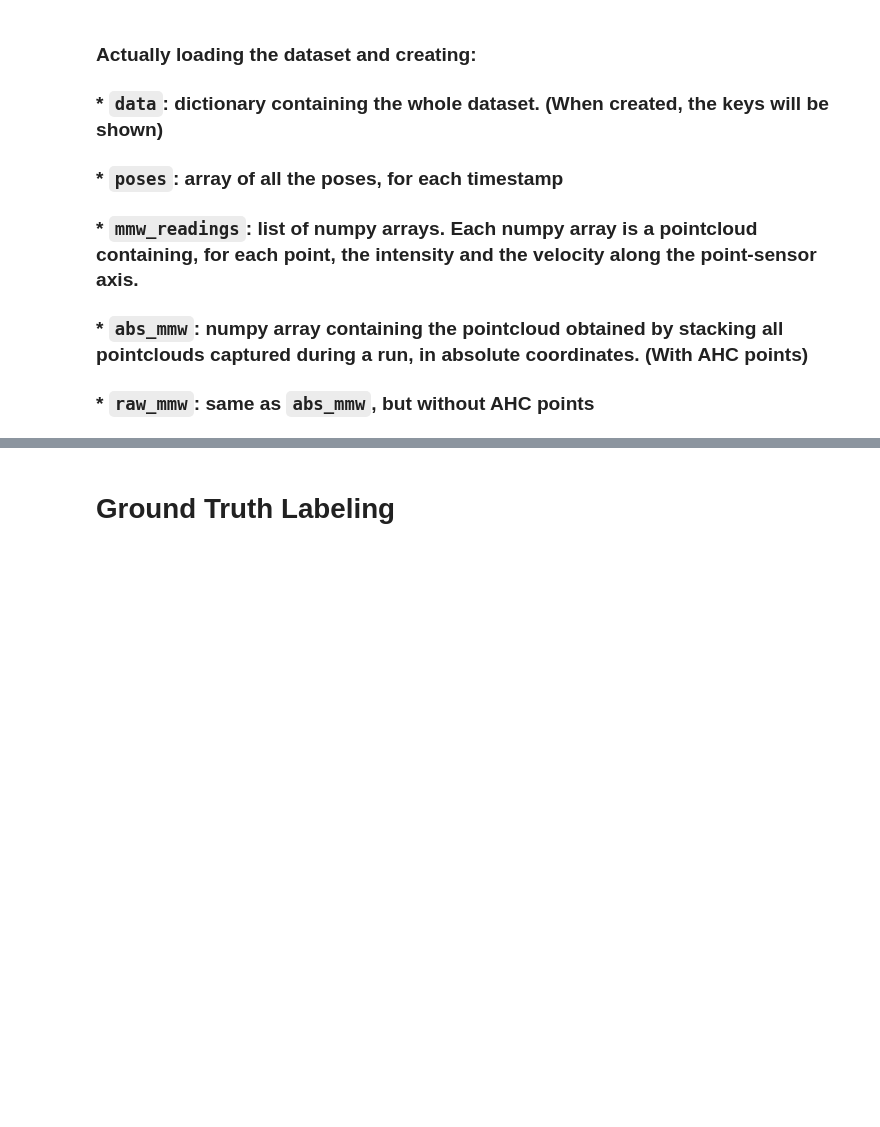
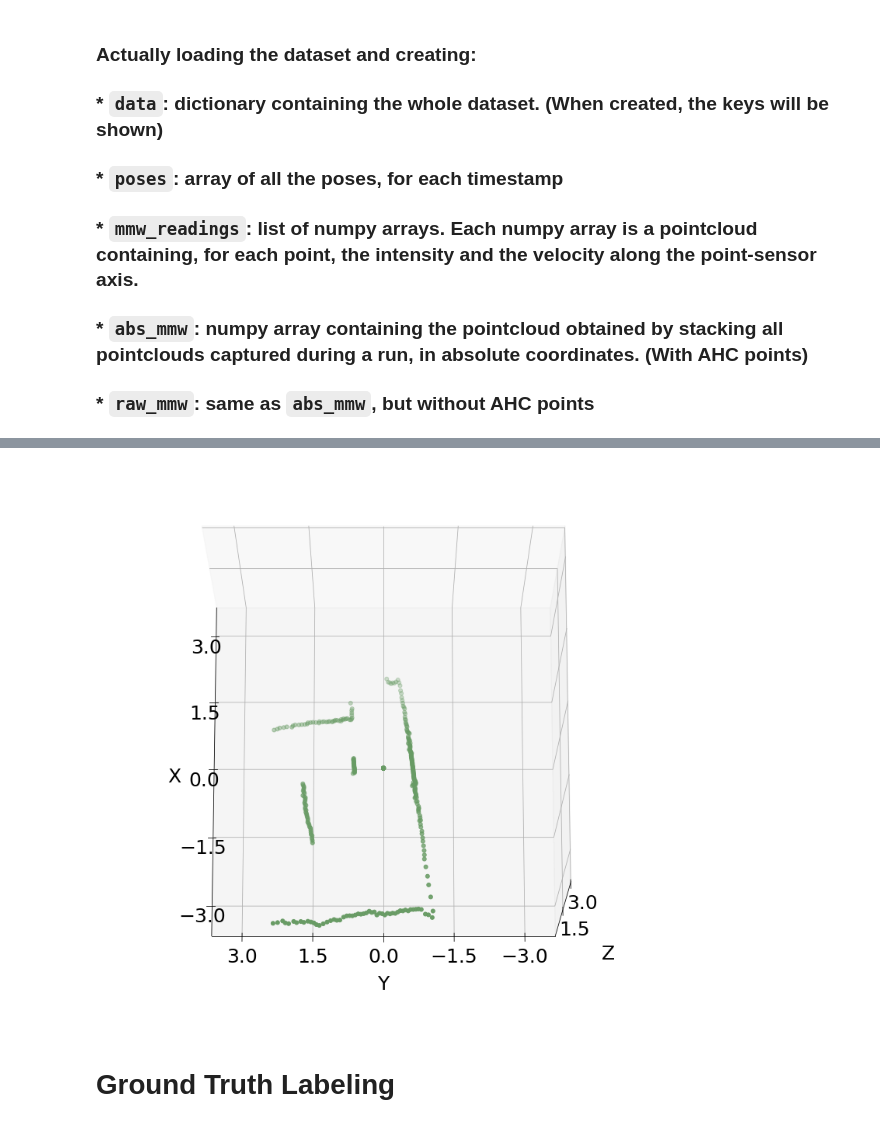
Before and after one commit to pedro-dm-gomes/graphrnn-mmw-denoising, a Jupyter notebook: manipulate_data.ipynb, the cells around one changed output, grey strips where cells are left out. Drawn from its saved outputs; the diff is of its cells as text; code cells hidden in the pictures; blank space fills up the shorter version.

```diff
--- a/manipulate_data.ipynb
+++ b/manipulate_data.ipynb
@@ -279,3 +364,81 @@ poses, abs_mmw, mmw_readings, _ = load_dataset(datasets, dataset_index)
+# %%
+def plot_scene3(point_cloud,
+        fake_points=[],
+        obstacles=[],
+        path=[],
+        colors=[],
+        pc_size=1,
+        fake_pc_size=1,
+        path_size=20,
+        dest_path=None):
+    # Plot Reconstructed Point Cloud
+    fig = plt.figure(figsize=(13, 13))
+    ax = fig.add_subplot(projection='3d')
+    ax.set_xlabel('X', labelpad=25)
+    ax.set_ylabel('Y', labelpad=25)
+    ax.set_zlabel('Z', labelpad=25)
+    ax.set_xticks([-3, -1.5, 0., 1.5, 3.])
+    ax.set_yticks([-3, -1.5, 0., 1.5, 3.])
+    ax.set_zticks([1.5, 3.])
+    ax.set_xlim([-3.5, 3.5])
+    ax.set_ylim([-3.5, 3.5])
+    ax.set_zlim([0, 3.])
+    # ax.view_init(elev=90, azim=180)
+    ax.view_init(elev=75, azim=180)
+
+    if np.shape(point_cloud)[1] > 3:
+        colors = colors if len(colors) > 0 else point_cloud[:, 3]
+    else: colors ='#689b64'
+    # ax.scatter(point_cloud[:, 0], point_cloud[:, 1], point_cloud[:, 2], s=pc_size, marker='.', c='#689b64')
+    ax.scatter(point_cloud[:, 0], point_cloud[:, 1], point_cloud[:, 2], s=pc_size, marker='.', c=colors)
+
+    if len(fake_points) > 0:
+        ax.scatter(fake_points[:, 0], fake_points[:, 1], fake_points[:, 2], s=fake_pc_size, marker='.', c='#44546a')
+
+    # Plot Obstacles
+    if len(obstacles) > 0:
+        ax.scatter(obstacles[:, 0], obstacles[:, 1], obstacles[:, 2], s=1, marker='.', c='r')
+
+    # Plot Trajectory
+    if len(path) > 0:
+        ax.scatter(path[0, 0], path[0,1], 0.1, s=25, marker='o', c='orange')
+        ax.scatter(path[1:-1, 0], path[1:-1,1], np.full(len(path)-2, 0.1), s=path_size, marker='.', c='orange')
+        ax.scatter(path[-1, 0], path[-1, 1], 0.1, s=25, marker='x', c='orange')
+
+    if not dest_path:
+        plt.show()
+    else:
+        plt.savefig(dest_path)
+
+data = open_json(path_to_json, datasets[dataset_index], verbose=False)
+laser = data["data_laser"]
+# print(laser[14])
+# convert lidar distance data to x, y, z coordinates with z fixed to 0.
+def lidar_to_xyz(lidar_data):
+    angles = np.linspace(0, 2*np.pi, 360)
+    x = np.multiply(lidar_data, np.cos(angles))
+    y = np.multiply(lidar_data, np.sin(angles))
+    return np.vstack((x, y, np.zeros(len(x)))).T
+
+
+# set text size to 10
+mpl.rcParams['xtick.labelsize'] = 25
+# set axis label size to 25
+mpl.rcParams['font.size'] = 25
+# %matplotlib inline
+# import time
+# for _ in range(183):
+#     lidar = lidar_to_xyz(laser[_])
+#     plot_scene3(lidar, pc_size=100, dest_path=path_to_json+"run_51/lidar/run_51_t"+str(_)+"_window.png")
+#     # time.sleep(1)
+#     plt.close()
+
+# if lidar x > 3.0 set to 0.
+lidar = lidar_to_xyz(laser[177])
+lidar[np.where(lidar[:, 0] > 3.0), :] = 0.0
+plot_scene3(lidar, pc_size=100, dest_path=path_to_json+"run_51/lidar_run_51_t"+str(177)+"_window.png")
+# %% [output]
+[figure, added]
 # %% [markdown]
 # Ground Truth Labeling
 # %%
```
Also changed, not shown: parts of 4 cells of this notebook, 3 other files.
